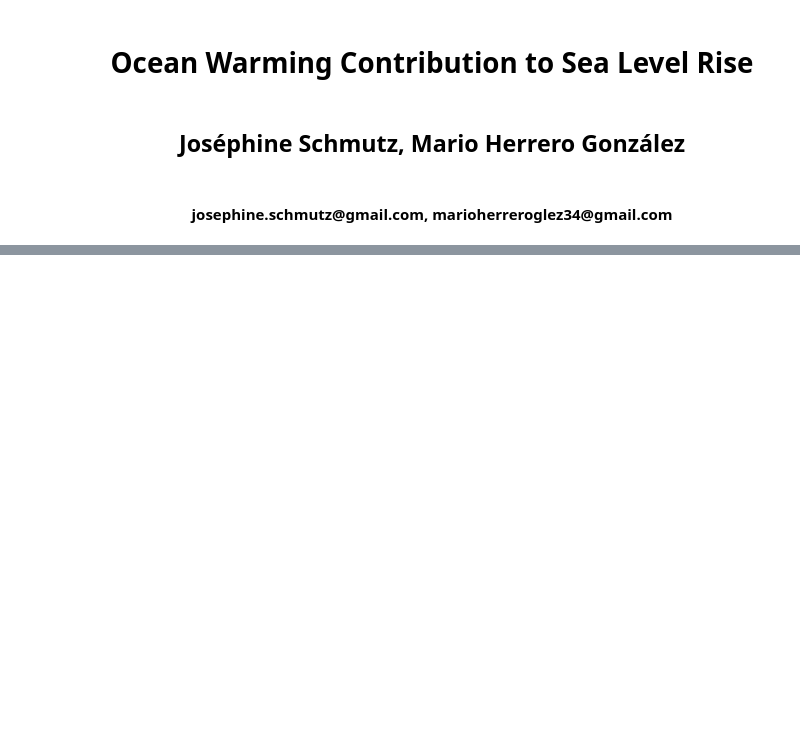
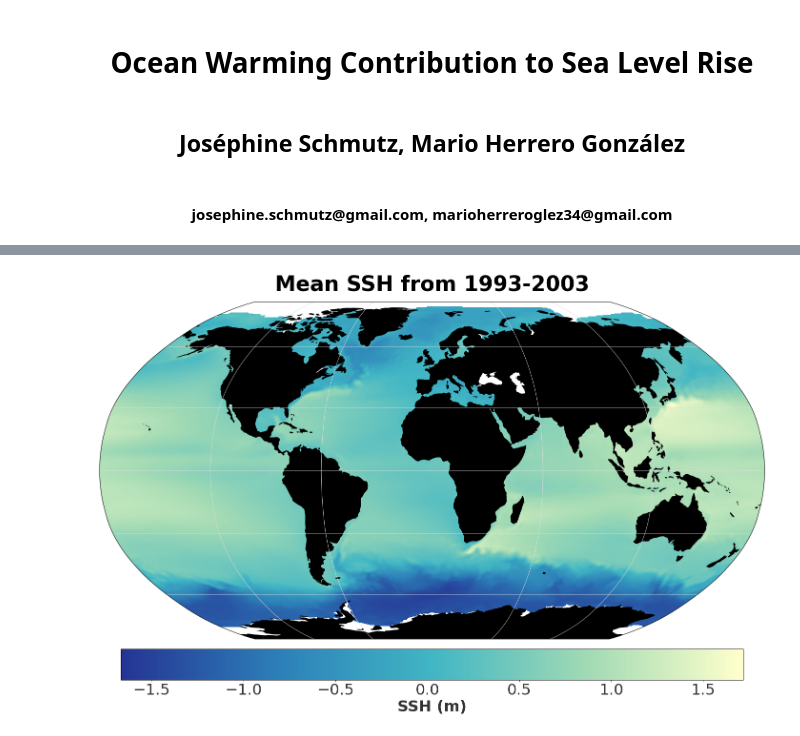
Before and after one commit to obidam/ds2-2022, a Jupyter notebook: project/Project 6 -Schmutz and Herrero/P6_G2_Schmutz_Herrero.ipynb, the cells around one changed output, grey strips where cells are left out. Cells and saved outputs as stored; diff of their text form; code cells hidden in the pictures; blank space fills up the shorter version.

```diff
--- a/project/Project 6 -Schmutz and Herrero/P6_G2_Schmutz_Herrero.ipynb
+++ b/project/Project 6 -Schmutz and Herrero/P6_G2_Schmutz_Herrero.ipynb
@@ -24,0 +71,22 @@ ___
+# %%
+def plot_im(variable, title, cbar_title, cbar_size=.08, contourf=False, cmap=color):
+    fig = plt.figure(figsize=(25, 15))
+    ax = fig.gca(projection=ccrs.Robinson())
+    ax.set_title(title)
+    ax.gridlines()
+    land = ax.add_feature( cartopy.feature.NaturalEarthFeature('physical','land','110m', facecolor='black'))
+
+    if not contourf:
+        im = variable.plot( transform=ccrs.PlateCarree(),
+                       vmin = variable.min(),vmax=variable.max(),
+                       cmap = cmap, add_colorbar=False)
+    else:
+        im = variable.plot.contourf( transform=ccrs.PlateCarree(),
+                       vmin = variable.min(),vmax=variable.max(),
+                       cmap = cmap,add_colorbar=False)
+
+    cb = fig.colorbar(im,fraction=cbar_size,orientation="horizontal",pad=0.025)
+    cb.set_label(label=cbar_title, size=32)
+    cb.ax.tick_params(labelsize=32)
+    #if contourf: cb.ax.tick_params(labelsize=)
+    plt.title(title, fontsize=44, pad=24, fontweight='bold')
@@ -42,8 +171,0 @@ ___
-# %%
-import numpy as np
-import xarray as xr
-from matplotlib import pyplot as plt
-#Also import basemap cartopy or plotly
-from intake import open_catalog
-%matplotlib inline
-plt.rcParams['figure.figsize'] = (15,8)
@@ -110,0 +288,7 @@ ds.isel(depth=0, time=0).temperature.plot() # First example, will be ploted bett
+# %%
+condition1 = (ds_ssh.time >= ds_ssh.time[0]) &(ds_ssh.time <= ds_ssh.time[120])
+first_mean = ds_ssh['adt'].where(condition1).mean(dim='time').compute()
+# %%
+plot_im(first_mean,"Mean SSH from 1993-2003","SSH (m)")
+# %% [output]
+[figure, added]
```
Also changed, not shown: parts of 106 cells of this notebook.
